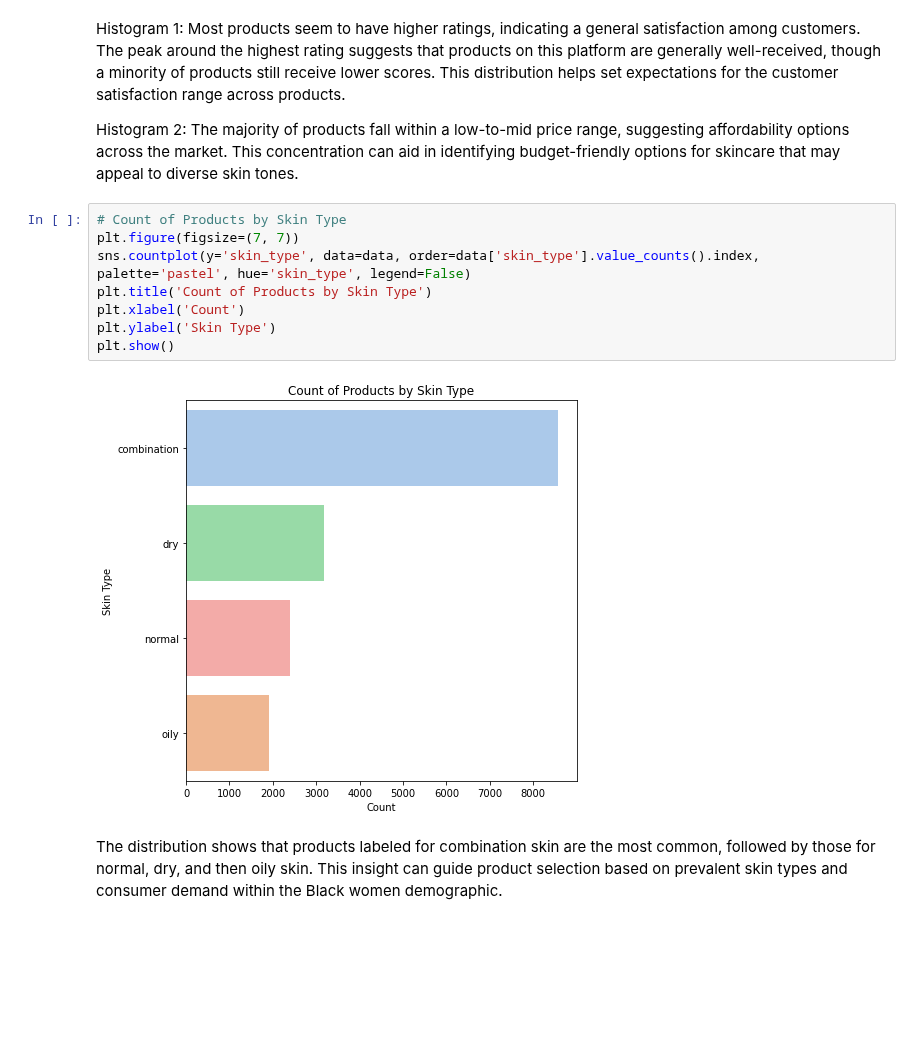
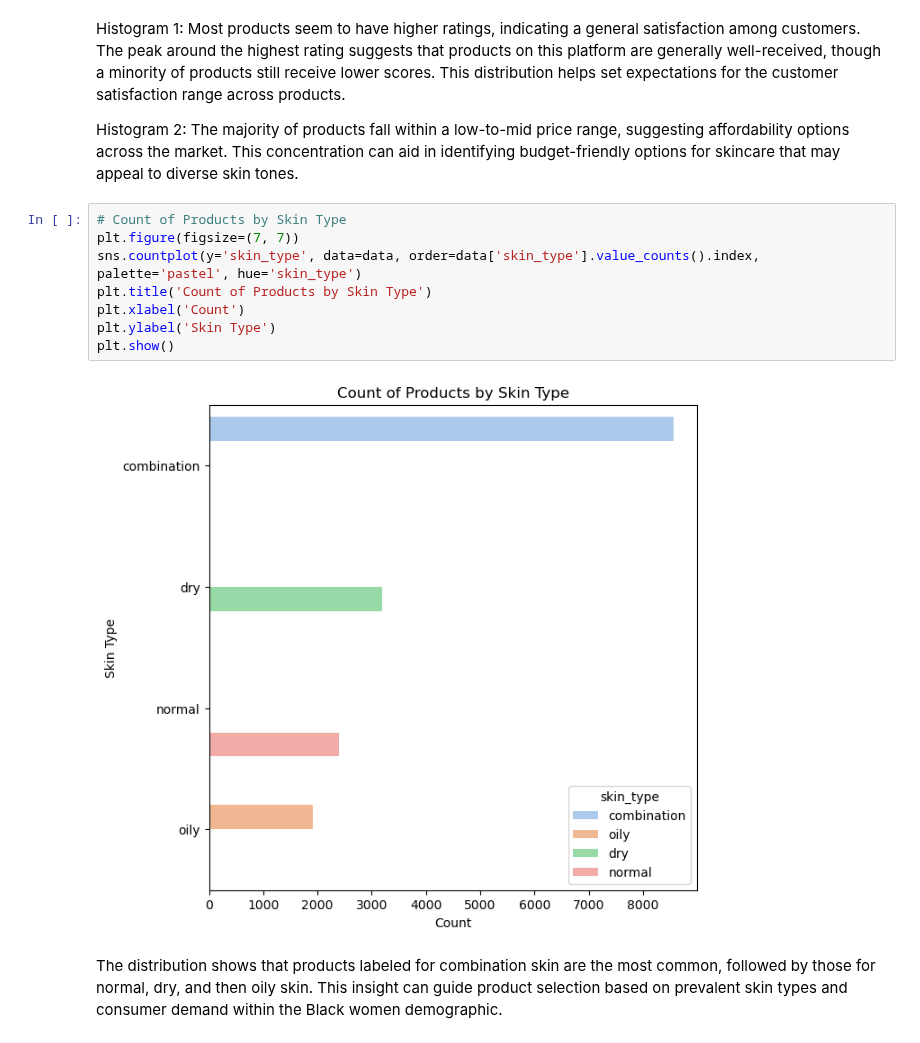
Before and after one commit to ECCHERUIYOT/AI-Powered-Recommendations-For-Melanin-Skin, a Jupyter notebook: index.ipynb, the cells around one changed output. Cells and saved outputs as stored; diff of their text form; blank space fills up the shorter version.

```diff
--- a/index.ipynb
+++ b/index.ipynb
@@ -342,13 +344,13 @@ Histogram 2: The majority of products fall within a low-to-mid price range, sugg
 # %%
 # Count of Products by Skin Type
 plt.figure(figsize=(7, 7))
-sns.countplot(y='skin_type', data=data, order=data['skin_type'].value_counts().index, palette='pastel', hue='skin_type', legend=False)
+sns.countplot(y='skin_type', data=data, order=data['skin_type'].value_counts().index, palette='pastel', hue='skin_type')
 plt.title('Count of Products by Skin Type')
 plt.xlabel('Count')
 plt.ylabel('Skin Type')
 plt.show()
 # %% [output]
-[figure, old version]
+[figure, new version]
 # %% [markdown]
 The distribution shows that products labeled for combination skin are the most common, followed by those for normal, dry, and then oily skin. This insight can guide product selection based on prevalent skin types and consumer demand within the Black women demographic.
 # %% [markdown]
```
Also changed, not shown: parts of 29 cells of this notebook.
